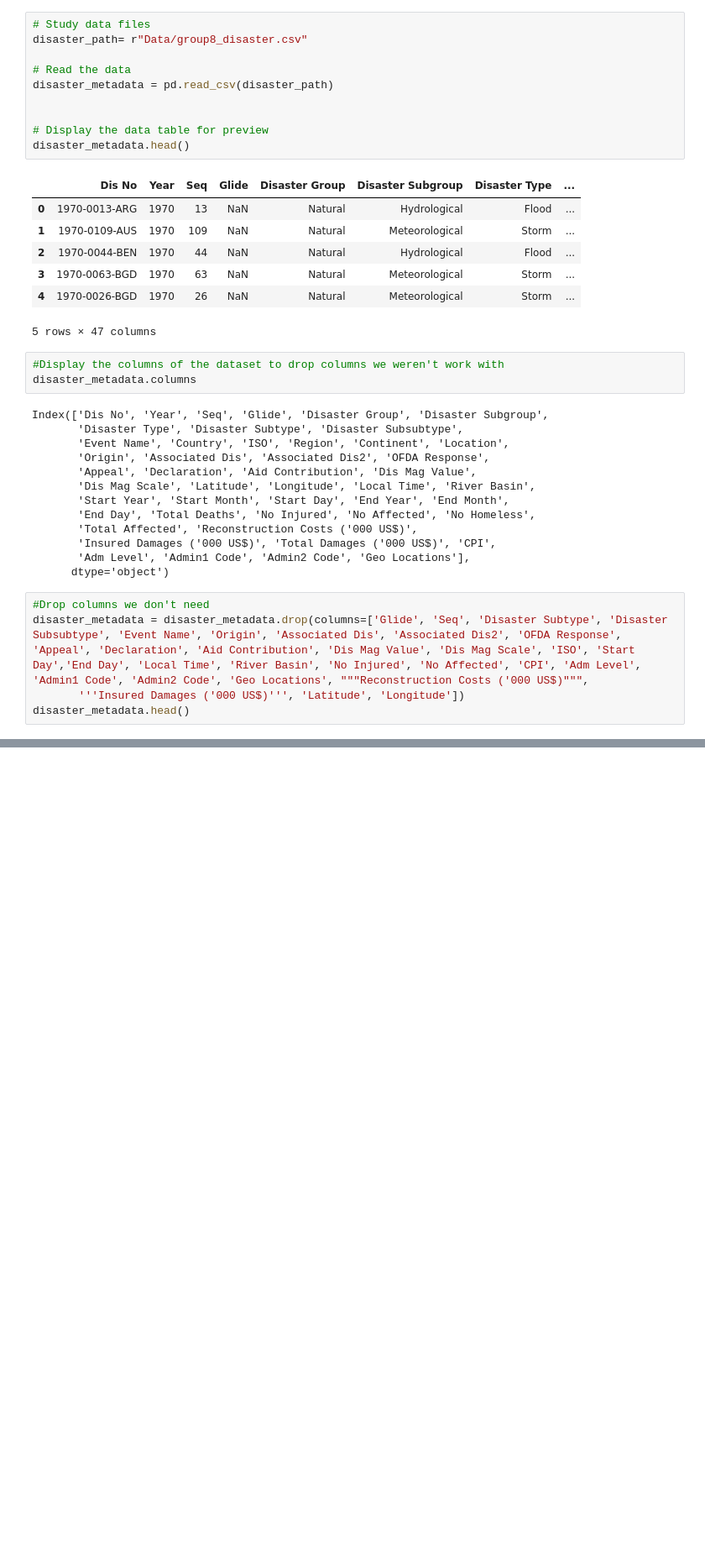
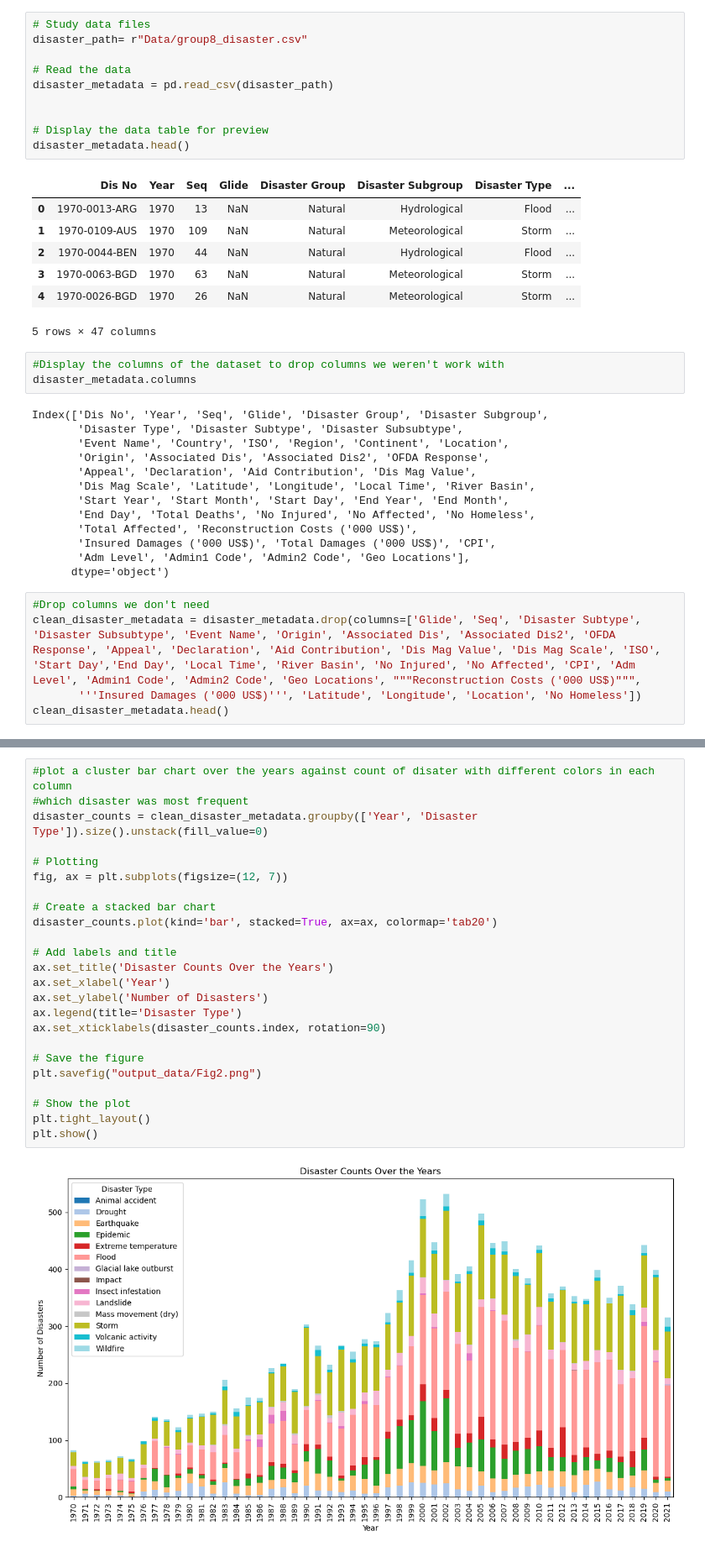
Before and after one commit to SaraJZ95/Global_Natural_Disasters-Analysis-Project-, a Jupyter notebook: main.ipynb, the cells around one changed output, grey strips where cells are left out. Shown at 84% size. Drawn from its saved outputs; the diff is of its cells as text; blank space fills up the shorter version.

```diff
--- a/main.ipynb
+++ b/main.ipynb
@@ -50,9 +46,9 @@ Index(['Dis No', 'Year', 'Seq', 'Glide', 'Disaster Group', 'Disaster Subgroup',
       dtype='object')
 # %%
 #Drop columns we don't need
-disaster_metadata = disaster_metadata.drop(columns=['Glide', 'Seq', 'Disaster Subtype', 'Disaster Subsubtype', 'Event Name', 'Origin', 'Associated Dis', 'Associated Dis2', 'OFDA Response', 'Appeal', 'Declaration', 'Aid Contribution', 'Dis Mag Value', 'Dis Mag Scale', 'ISO', 'Start Day','End Day', 'Local Time', 'River Basin', 'No Injured', 'No Affected', 'CPI', 'Adm Level', 'Admin1 Code', 'Admin2 Code', 'Geo Locations', """Reconstruction Costs ('000 US$)""",
-       '''Insured Damages ('000 US$)''', 'Latitude', 'Longitude'])
-disaster_metadata.head()
+clean_disaster_metadata = disaster_metadata.drop(columns=['Glide', 'Seq', 'Disaster Subtype', 'Disaster Subsubtype', 'Event Name', 'Origin', 'Associated Dis', 'Associated Dis2', 'OFDA Response', 'Appeal', 'Declaration', 'Aid Contribution', 'Dis Mag Value', 'Dis Mag Scale', 'ISO', 'Start Day','End Day', 'Local Time', 'River Basin', 'No Injured', 'No Affected', 'CPI', 'Adm Level', 'Admin1 Code', 'Admin2 Code', 'Geo Locations', """Reconstruction Costs ('000 US$)""",
+       '''Insured Damages ('000 US$)''', 'Latitude', 'Longitude', 'Location', 'No Homeless'])
+clean_disaster_metadata.head()
 # %% [output]
 |  | Dis No | Year | Disaster Group | Disaster Subgroup | Disaster Type | Country | Region | Continent | ... |
 | 0 | 1970-0013-ARG | 1970 | Natural | Hydrological | Flood | Argentina | South America | Americas | ... |
@@ -113,0 +140,26 @@ array(['Flood', 'Storm', 'Drought', 'Landslide', 'Earthquake', 'Epidemic',
+# %%
+#plot a cluster bar chart over the years against count of disater with different colors in each column
+#which disaster was most frequent
+disaster_counts = clean_disaster_metadata.groupby(['Year', 'Disaster Type']).size().unstack(fill_value=0)
+
+# Plotting
+fig, ax = plt.subplots(figsize=(12, 7))
+
+# Create a stacked bar chart
+disaster_counts.plot(kind='bar', stacked=True, ax=ax, colormap='tab20')
+
+# Add labels and title
+ax.set_title('Disaster Counts Over the Years')
+ax.set_xlabel('Year')
+ax.set_ylabel('Number of Disasters')
+ax.legend(title='Disaster Type')
+ax.set_xticklabels(disaster_counts.index, rotation=90)
+
+# Save the figure
+plt.savefig("output_data/Fig2.png")
+
+# Show the plot
+plt.tight_layout()
+plt.show()
+# %% [output]
+[figure, added]
```
Also changed, not shown: parts of 27 cells of this notebook, 11 other files.
